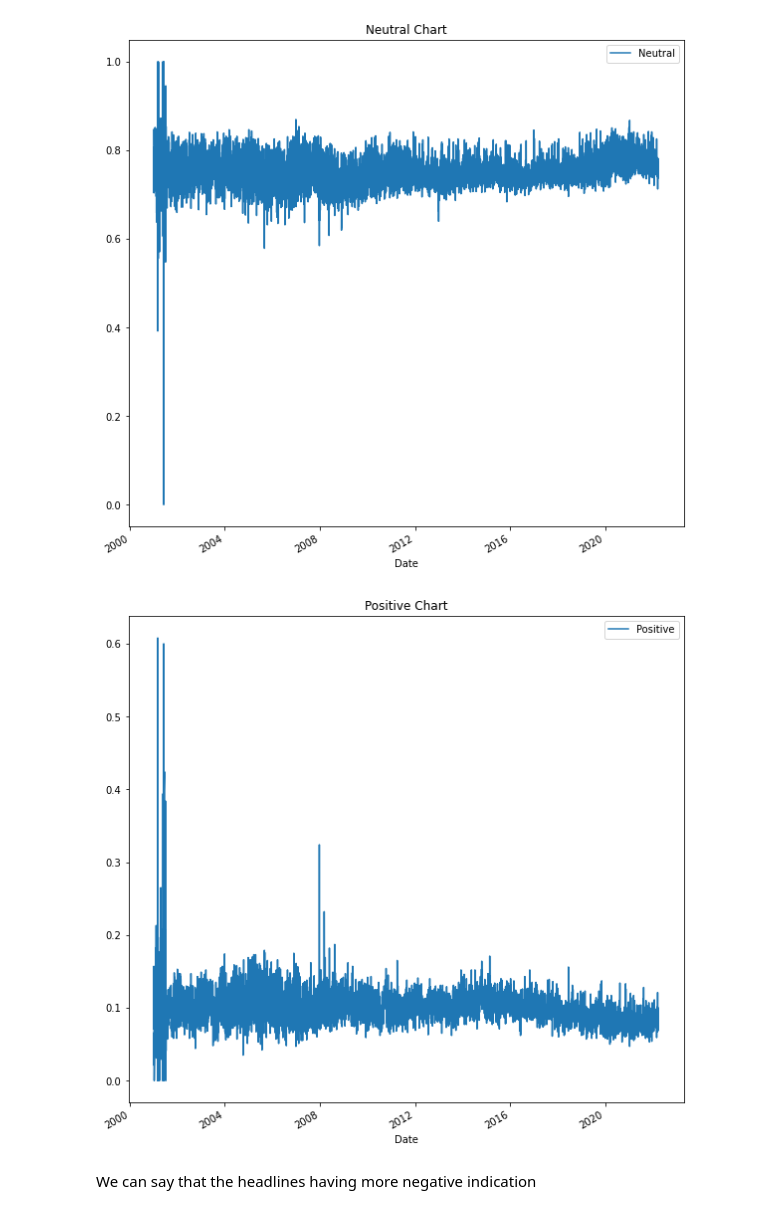
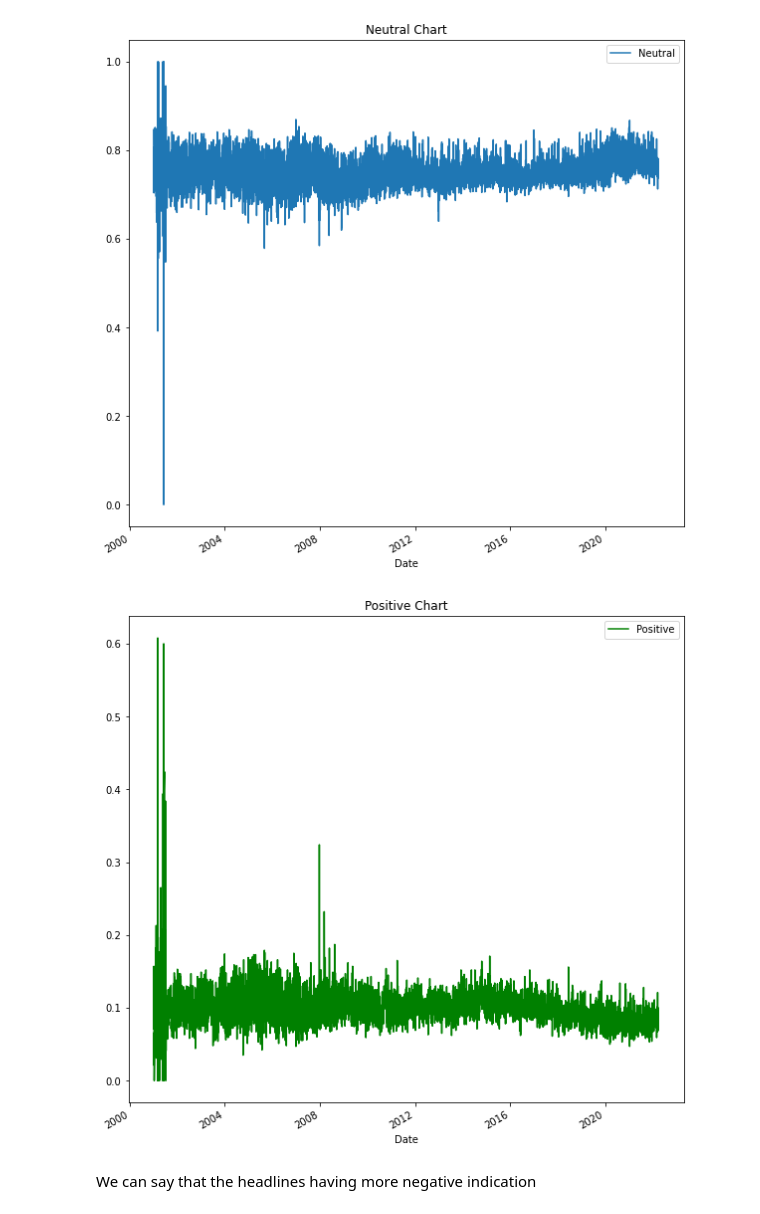
Before and after one commit to chaitsugale/Stock-Market-Prediction-The-Spark-Foundation-, a Jupyter notebook: Stock_Market_Prediction_Using_Numerical_and_Textual_Analysis(The_Spark_Foundation).ipynb, the cells around one changed output. Saved outputs shown, nothing was run; the diff lists cells and outputs as text; code cells hidden in the pictures.

```diff
--- a/Stock_Market_Prediction_Using_Numerical_and_Textual_Analysis(The_Spark_Foundation).ipynb
+++ b/Stock_Market_Prediction_Using_Numerical_and_Textual_Analysis(The_Spark_Foundation).ipynb
@@ -862,10 +863,11 @@ india_news_data.plot(x='Date',
 # %%
 
 india_news_data.plot(x='Date',
              y='Positive',
+             color = 'green',
              title='Positive Chart');
 # %% [output]
-[figure, old version]
+[figure, new version]
 # %% [markdown]
 We can say that the headlines having more negative indication
 # %% [markdown]
```
Also changed, not shown: parts of 1 cell of this notebook.
